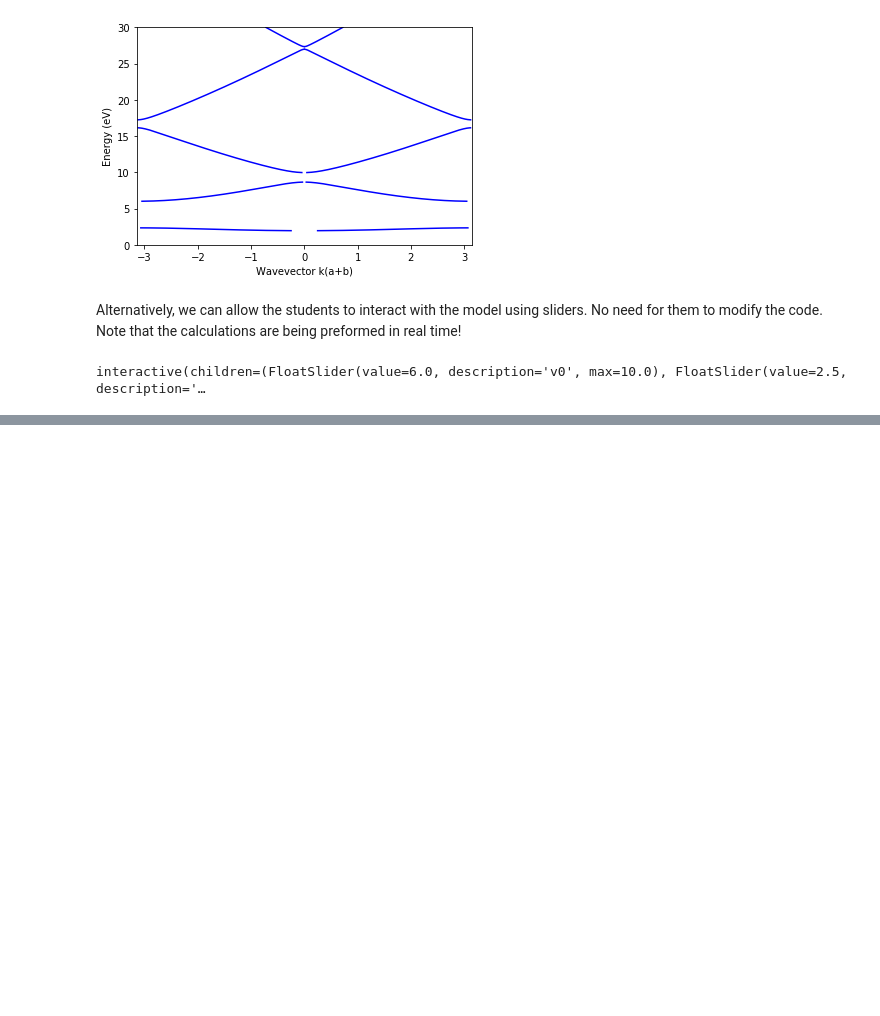
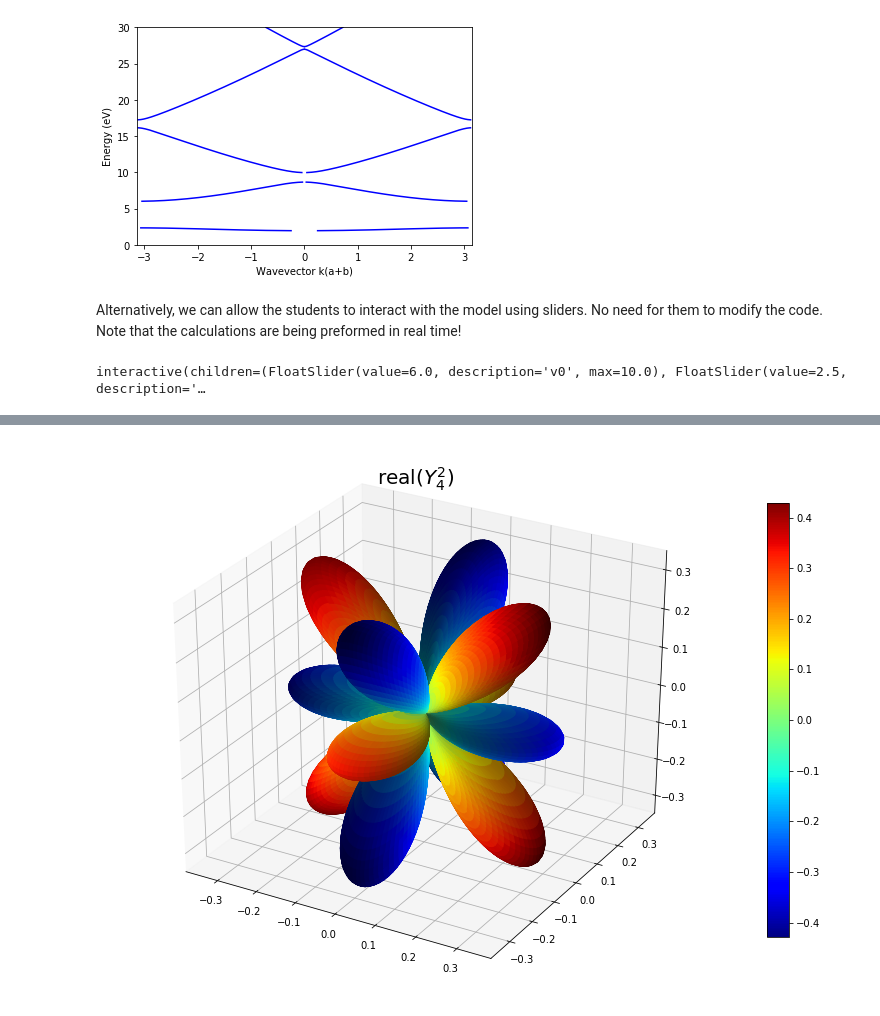
Before and after one commit to LaGuer/gflop-benchmark, a Jupyter notebook: gflop-benchmark.ipynb, the cells around one changed output, grey strips where cells are left out. Drawn from its saved outputs; the diff is of its cells as text; code cells hidden in the pictures; blank space fills up the shorter version.

```diff
--- a/gflop-benchmark.ipynb
+++ b/gflop-benchmark.ipynb
@@ -120,0 +239,21 @@ interactive(children=(FloatSlider(value=6.0, description='v0', max=10.0), FloatS
+# %%
+l = 4    # degree
+m = 2    # order
+PHI, THETA = np.mgrid[0:2*np.pi:200j, 0:np.pi:100j]
+R = sp.sph_harm(m, l, PHI, THETA).real
+
+X = R * np.sin(THETA) * np.cos(PHI)
+Y = R * np.sin(THETA) * np.sin(PHI)
+Z = R * np.cos(THETA)
+
+#As R has negative values, we'll use an instance of Normalize
+#see http://stackoverflow.com/questions/25023075/normalizing-colormap-used-by-facecolors-in-matplotlib
+norm = colors.Normalize()
+fig, ax = plt.subplots(subplot_kw=dict(projection='3d'), figsize=(14,10))
+m = cm.ScalarMappable(cmap=cm.jet)
+ax.plot_surface(X, Y, Z, rstride=1, cstride=1, facecolors=cm.jet(norm(R)))
+ax.set_title('real$(Y^2_ 4)$', fontsize=20)
+m.set_array(R)
+fig.colorbar(m, shrink=0.8);
+# %% [output]
+[figure, added]
```
Also changed, not shown: parts of 19 cells of this notebook.
